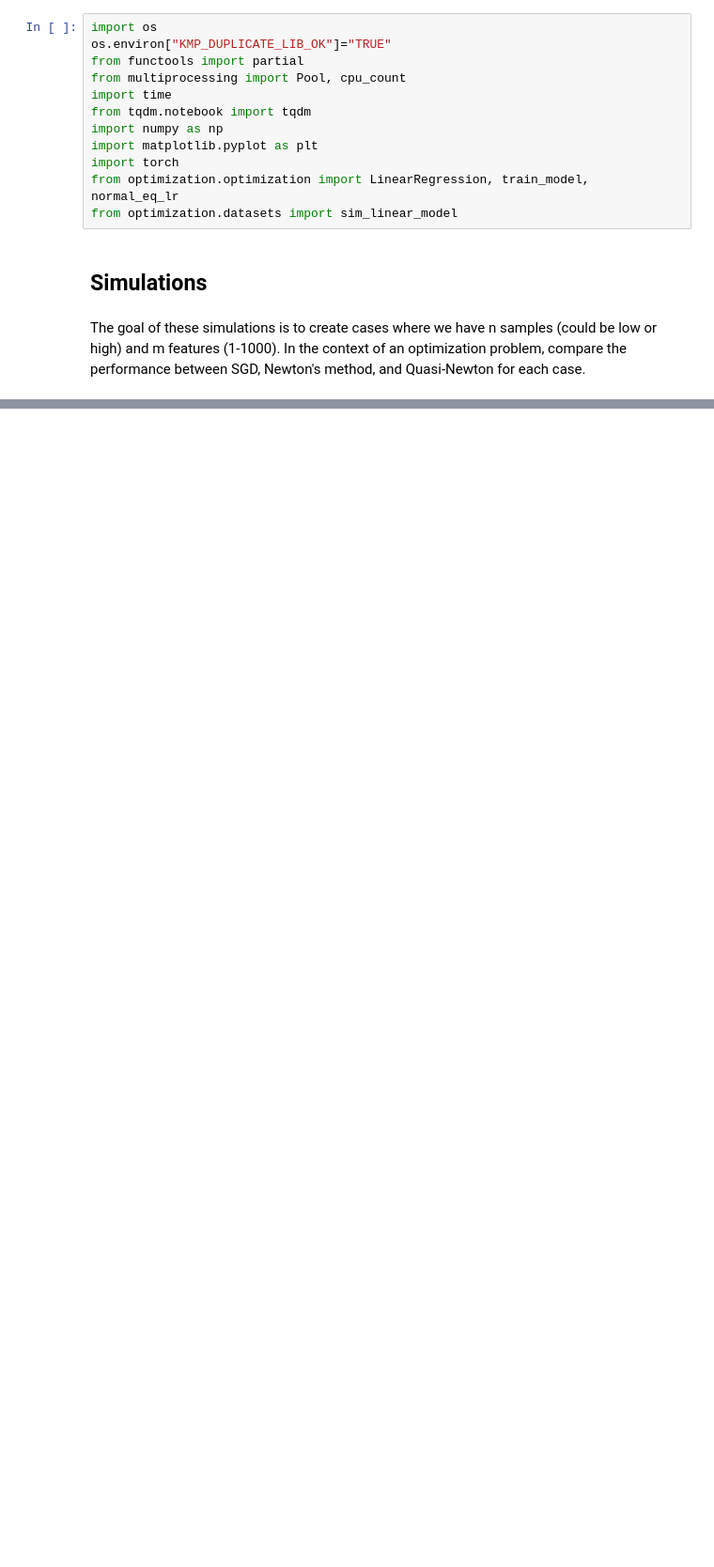
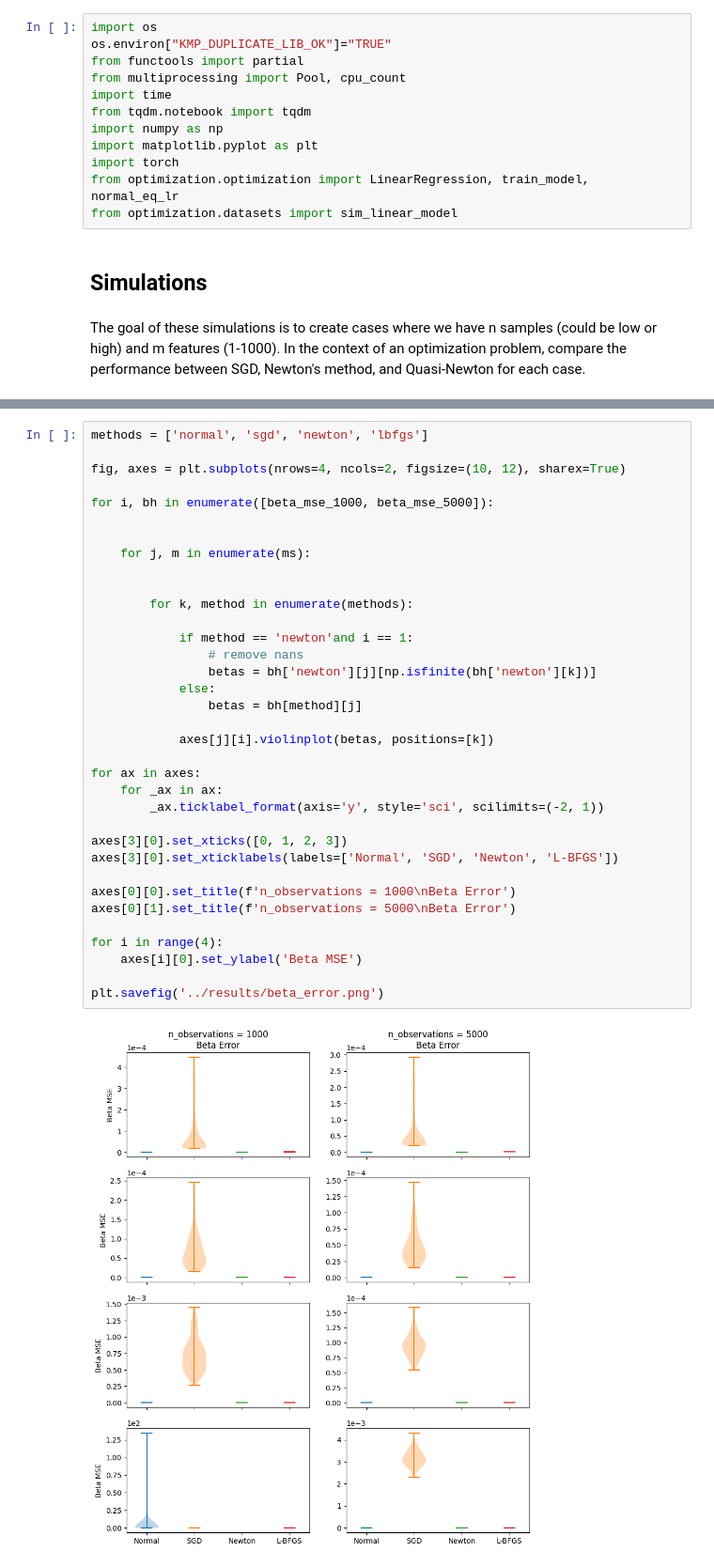
Before and after one commit to ryanhammonds/dsc210, a Jupyter notebook: notebooks/02_Simulations.ipynb, the cells around one changed output, grey strips where cells are left out. Shown at 94% size. Cells and saved outputs as stored; diff of their text form; blank space fills up the shorter version.

```diff
--- a/notebooks/02_Simulations.ipynb
+++ b/notebooks/02_Simulations.ipynb
@@ -257,0 +230,37 @@ for i in range(4):
+# %%
+methods = ['normal', 'sgd', 'newton', 'lbfgs']
+
+fig, axes = plt.subplots(nrows=4, ncols=2, figsize=(10, 12), sharex=True)
+
+for i, bh in enumerate([beta_mse_1000, beta_mse_5000]):
+
+
+    for j, m in enumerate(ms):
+
+
+        for k, method in enumerate(methods):
+
+            if method == 'newton'and i == 1:
+                # remove nans
+                betas = bh['newton'][j][np.isfinite(bh['newton'][k])]
+            else:
+                betas = bh[method][j]
+
+            axes[j][i].violinplot(betas, positions=[k])
+
+for ax in axes:
+    for _ax in ax:
+        _ax.ticklabel_format(axis='y', style='sci', scilimits=(-2, 1))
+
+axes[3][0].set_xticks([0, 1, 2, 3])
+axes[3][0].set_xticklabels(labels=['Normal', 'SGD', 'Newton', 'L-BFGS'])
+
+axes[0][0].set_title(f'n_observations = 1000\nBeta Error')
+axes[0][1].set_title(f'n_observations = 5000\nBeta Error')
+
+for i in range(4):
+    axes[i][0].set_ylabel('Beta MSE')
+
+plt.savefig('../results/beta_error.png')
+# %% [output]
+[figure, added]
```
Also changed, not shown: parts of 11 cells of this notebook, 2 other files.
